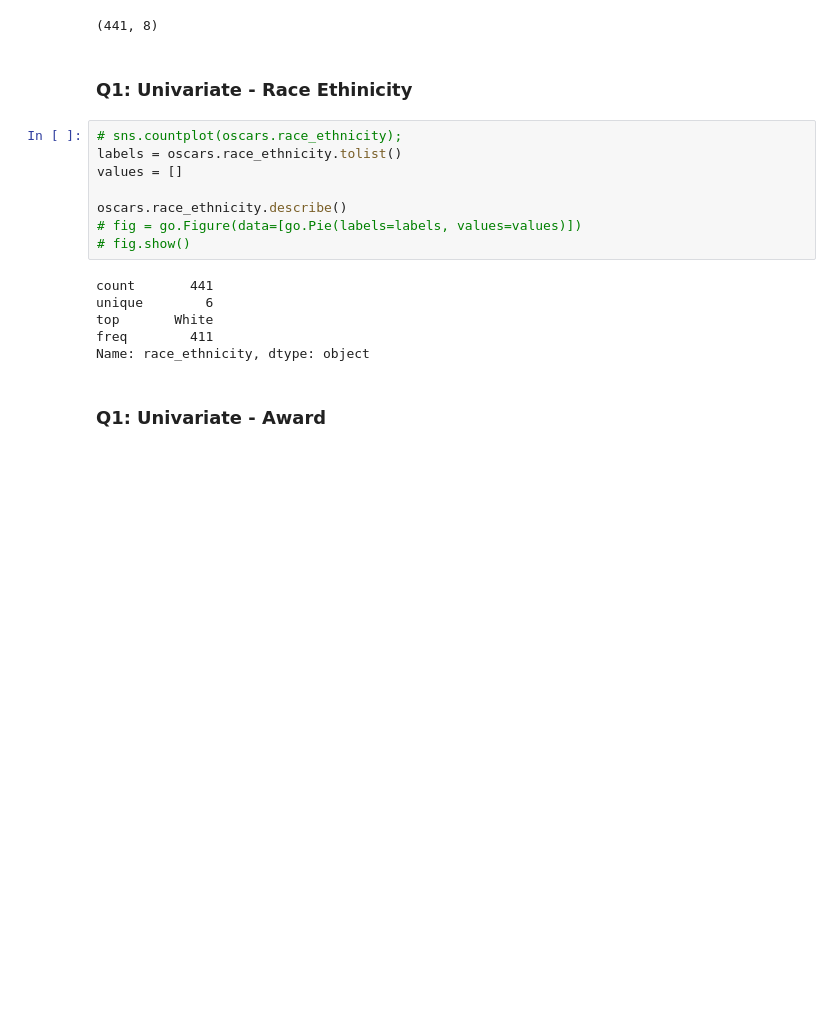
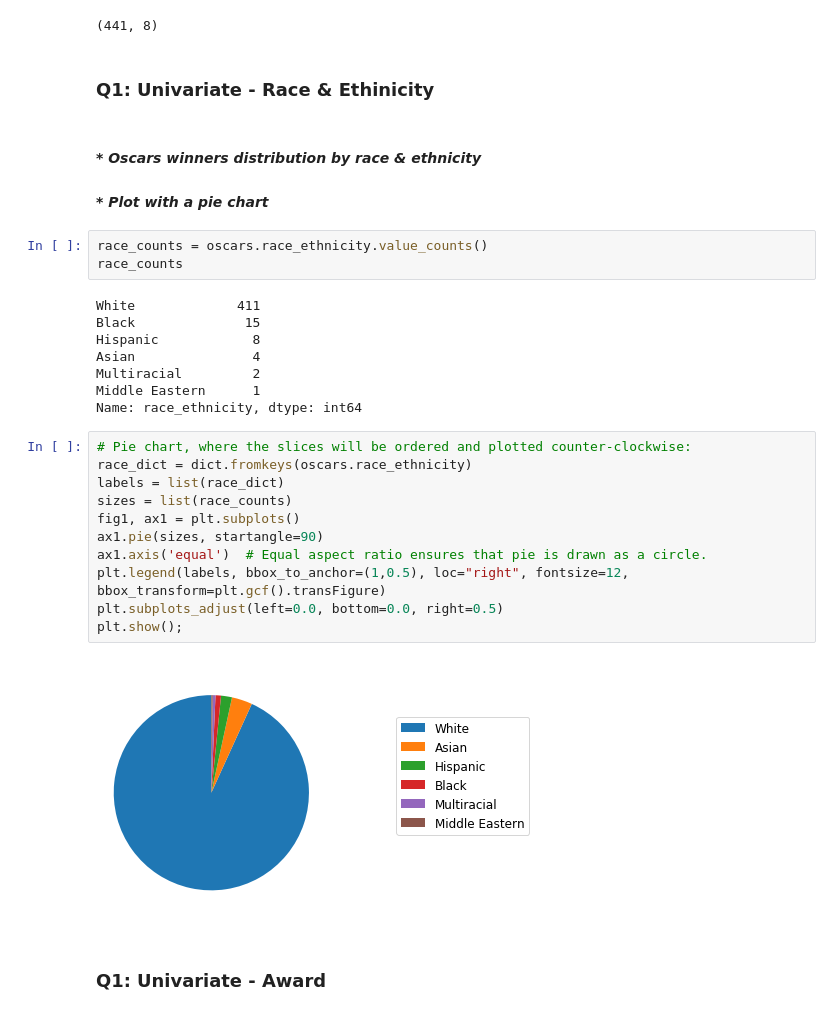
Before and after one commit to keke728/INFO5871_DataScience, a Jupyter notebook: midterm/Midterm.ipynb, the cells around one changed output. Drawn from its saved outputs; the diff is of its cells as text; blank space fills up the shorter version.

```diff
--- a/midterm/Midterm.ipynb
+++ b/midterm/Midterm.ipynb
@@ -58,20 +57,33 @@ oscars.shape
 # %% [output]
 (441, 8)
 # %% [markdown]
-### Q1: Univariate - Race Ethinicity
+### Q1: Univariate - Race & Ethinicity
-# %%
-# sns.countplot(oscars.race_ethnicity);
-labels = oscars.race_ethnicity.tolist()
-values = []
-
-oscars.race_ethnicity.describe()
-# fig = go.Figure(data=[go.Pie(labels=labels, values=values)])
-# fig.show()
-# %% [output]
-count       441
-unique        6
-top       White
-freq        411
-Name: race_ethnicity, dtype: object
+# %% [markdown]
+#### _* Oscars winners distribution by race & ethnicity_
+#### _* Plot with a pie chart_
+# %%
+race_counts = oscars.race_ethnicity.value_counts()
+race_counts
+# %% [output]
+White             411
+Black              15
+Hispanic            8
+Asian               4
+Multiracial         2
+Middle Eastern      1
+Name: race_ethnicity, dtype: int64
+# %%
+# Pie chart, where the slices will be ordered and plotted counter-clockwise:
+race_dict = dict.fromkeys(oscars.race_ethnicity)
+labels = list(race_dict)
+sizes = list(race_counts)
+fig1, ax1 = plt.subplots()
+ax1.pie(sizes, startangle=90)
+ax1.axis('equal')  # Equal aspect ratio ensures that pie is drawn as a circle.
+plt.legend(labels, bbox_to_anchor=(1,0.5), loc="right", fontsize=12, bbox_transform=plt.gcf().transFigure)
+plt.subplots_adjust(left=0.0, bottom=0.0, right=0.5)
+plt.show();
+# %% [output]
+[figure, added]
 # %% [markdown]
 ### Q1: Univariate - Award
```
Also changed, not shown: parts of 14 cells of this notebook.
